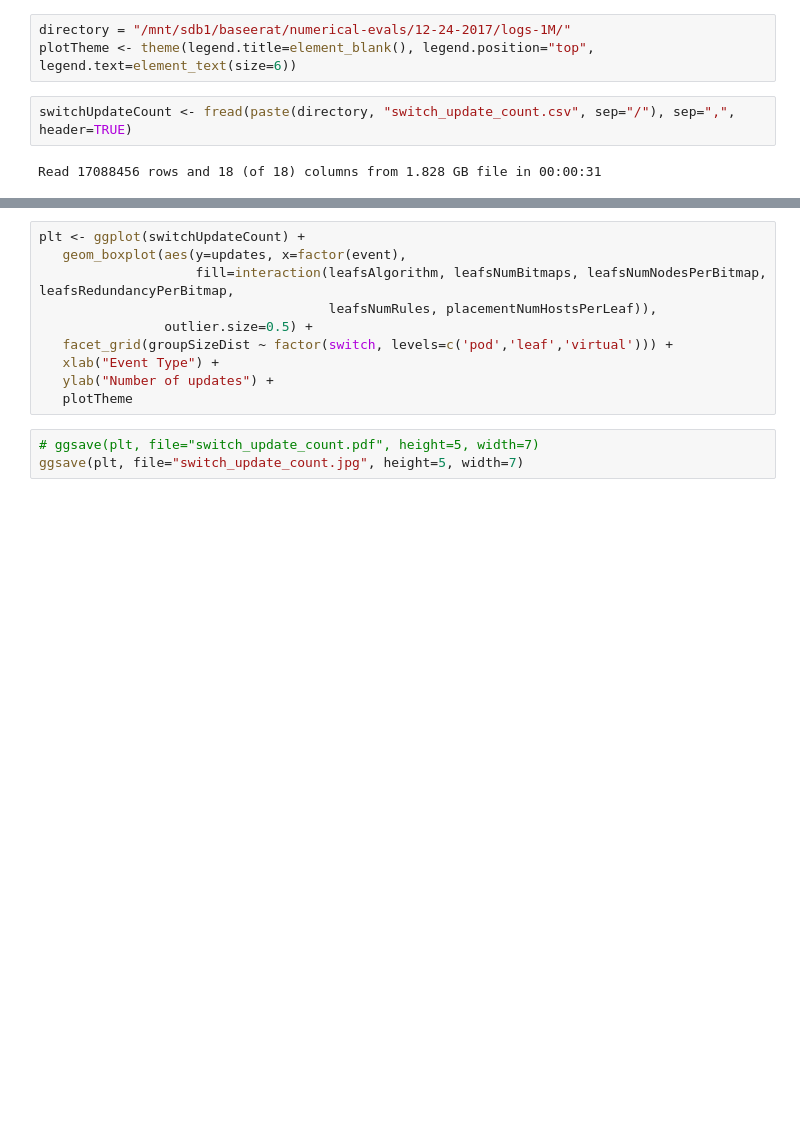
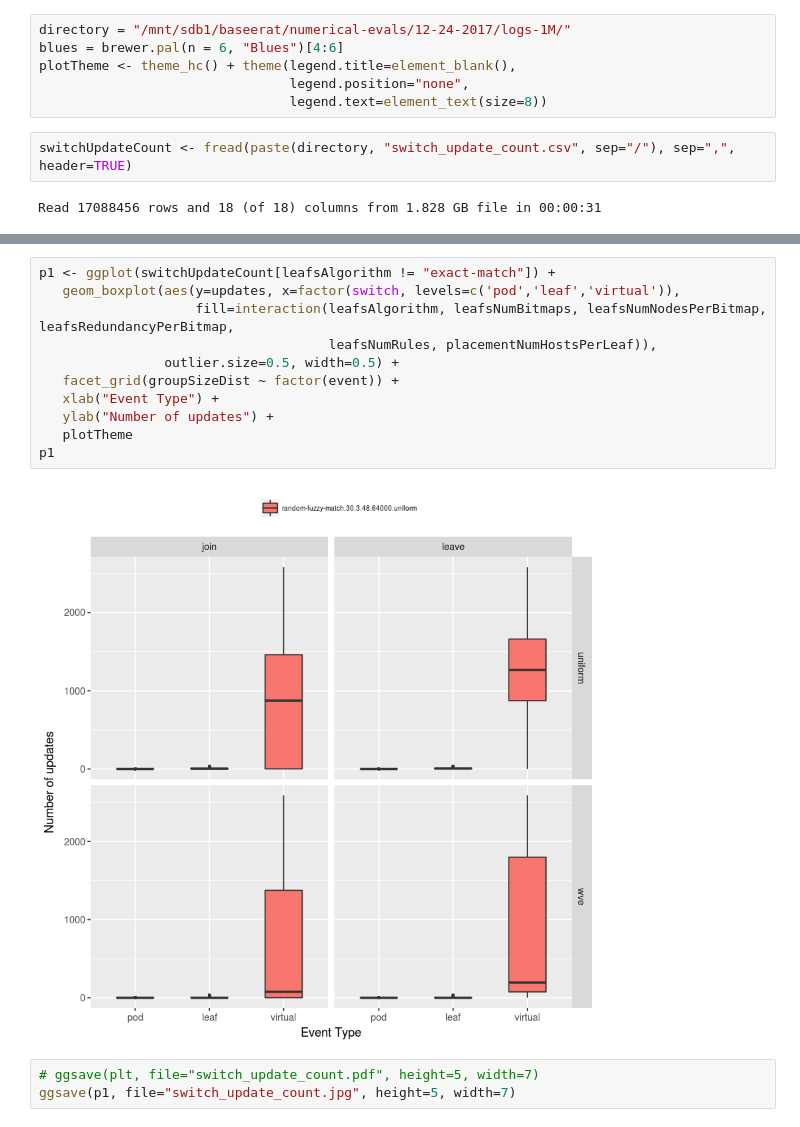
Before and after one commit to Elmo-MCast/numerical-evals, a Jupyter notebook: notebooks/12-24-2017/baseerat-1M-dynamic-plots (R).ipynb, the cells around one changed output, grey strips where cells are left out. Saved outputs shown, nothing was run; the diff lists cells and outputs as text; blank space fills up the shorter version.

```diff
--- a/notebooks/12-24-2017/baseerat-1M-dynamic-plots (R).ipynb
+++ b/notebooks/12-24-2017/baseerat-1M-dynamic-plots (R).ipynb
@@ -19,7 +24,10 @@ The following objects are masked from ‘package:base’:
 # install.packages('bit64')
 # %%
 directory = "/mnt/sdb1/baseerat/numerical-evals/12-24-2017/logs-1M/"
-plotTheme <- theme(legend.title=element_blank(), legend.position="top", legend.text=element_text(size=6))
+blues = brewer.pal(n = 6, "Blues")[4:6]
+plotTheme <- theme_hc() + theme(legend.title=element_blank(),
+                                legend.position="none",
+                                legend.text=element_text(size=8))
 # %%
 switchUpdateCount <- fread(paste(directory, "switch_update_count.csv", sep="/"), sep=",", header=TRUE)
 # %% [output]
@@ -35,18 +43,21 @@ head(switchUpdateCount)
 | 5 | 2027 | virtual | join | uniform | colocate-uniform | uniform | 0 | random-fuzzy-match | ... |
 | 6 | 2028 | virtual | join | uniform | colocate-uniform | uniform | 0 | random-fuzzy-match | ... |
 # %%
-plt <- ggplot(switchUpdateCount) +
-   geom_boxplot(aes(y=updates, x=factor(event),
+p1 <- ggplot(switchUpdateCount[leafsAlgorithm != "exact-match"]) +
+   geom_boxplot(aes(y=updates, x=factor(switch, levels=c('pod','leaf','virtual')),
                     fill=interaction(leafsAlgorithm, leafsNumBitmaps, leafsNumNodesPerBitmap, leafsRedundancyPerBitmap,
                                      leafsNumRules, placementNumHostsPerLeaf)),
-                outlier.size=0.5) +
-   facet_grid(groupSizeDist ~ factor(switch, levels=c('pod','leaf','virtual'))) +
+                outlier.size=0.5, width=0.5) +
+   facet_grid(groupSizeDist ~ factor(event)) +
    xlab("Event Type") +
    ylab("Number of updates") +
    plotTheme
+p1
+# %% [output]
+[figure, added]
 # %%
 # ggsave(plt, file="switch_update_count.pdf", height=5, width=7)
-ggsave(plt, file="switch_update_count.jpg", height=5, width=7)
+ggsave(p1, file="switch_update_count.jpg", height=5, width=7)
 # %%
 switchUpdateCountNormalized <- fread(paste(directory, "switch_update_count_normalized.csv", sep="/"), sep=",", header=TRUE)
 # %% [output]
```
Also changed, not shown: parts of 5 cells of this notebook, 16 other files.
